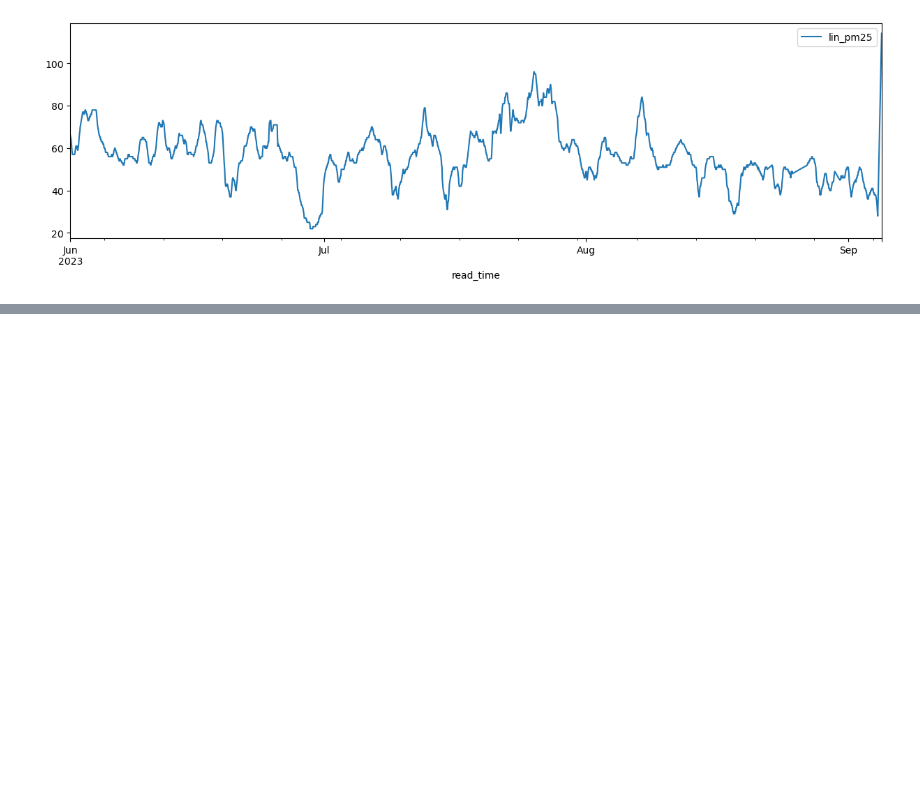
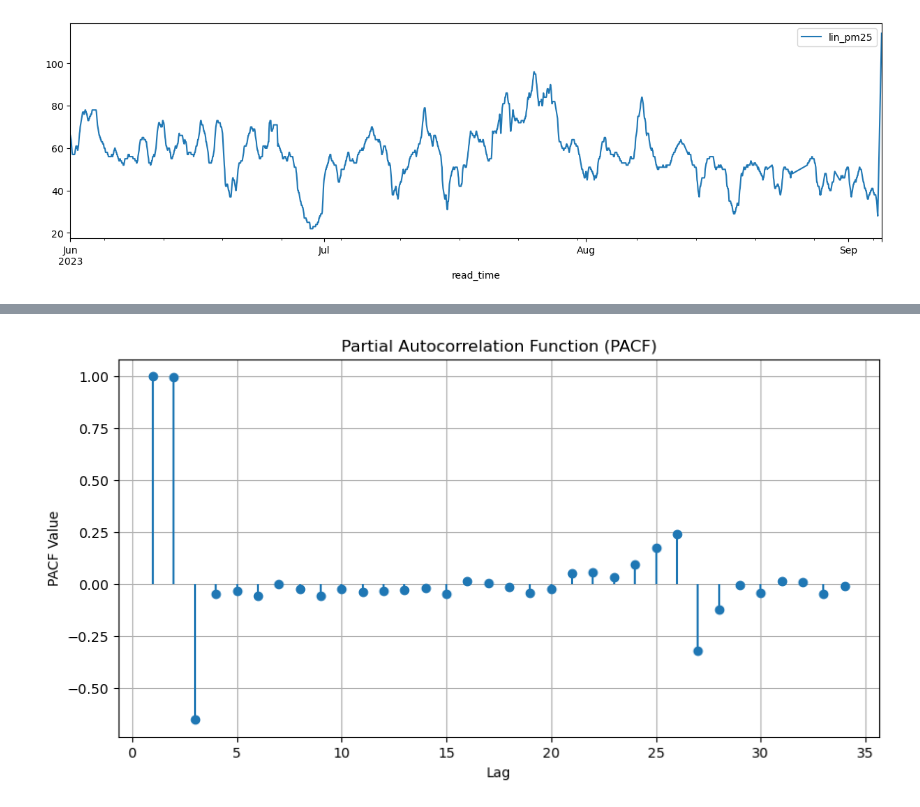
Before and after one commit to amrirasyidi/air_quality_forecasting, a Jupyter notebook: notebooks/1_klhk_jakarta_exploration.ipynb, the cells around one changed output, grey strips where cells are left out. Saved outputs shown, nothing was run; the diff lists cells and outputs as text; code cells hidden in the pictures; blank space fills up the shorter version.

```diff
--- a/notebooks/1_klhk_jakarta_exploration.ipynb
+++ b/notebooks/1_klhk_jakarta_exploration.ipynb
@@ -223,0 +266,13 @@ filtered_df[filtered_df['stasiun']=="Depok Pancoran Mas"].plot(x='read_time',y='
+# %%
+auto_cor = sm.tsa.pacf(season_check)
+# Plot the ACF
+lags = range(1, len(auto_cor) + 1)
+plt.figure(figsize=(10, 5))
+plt.stem(lags, auto_cor, basefmt=' ', use_line_collection=True)
+plt.title('Partial Autocorrelation Function (PACF)')
+plt.xlabel('Lag')
+plt.ylabel('PACF Value')
+plt.grid(True)
+plt.show()
+# %% [output]
+[figure, added]
```
Also changed, not shown: parts of 7 cells of this notebook.
